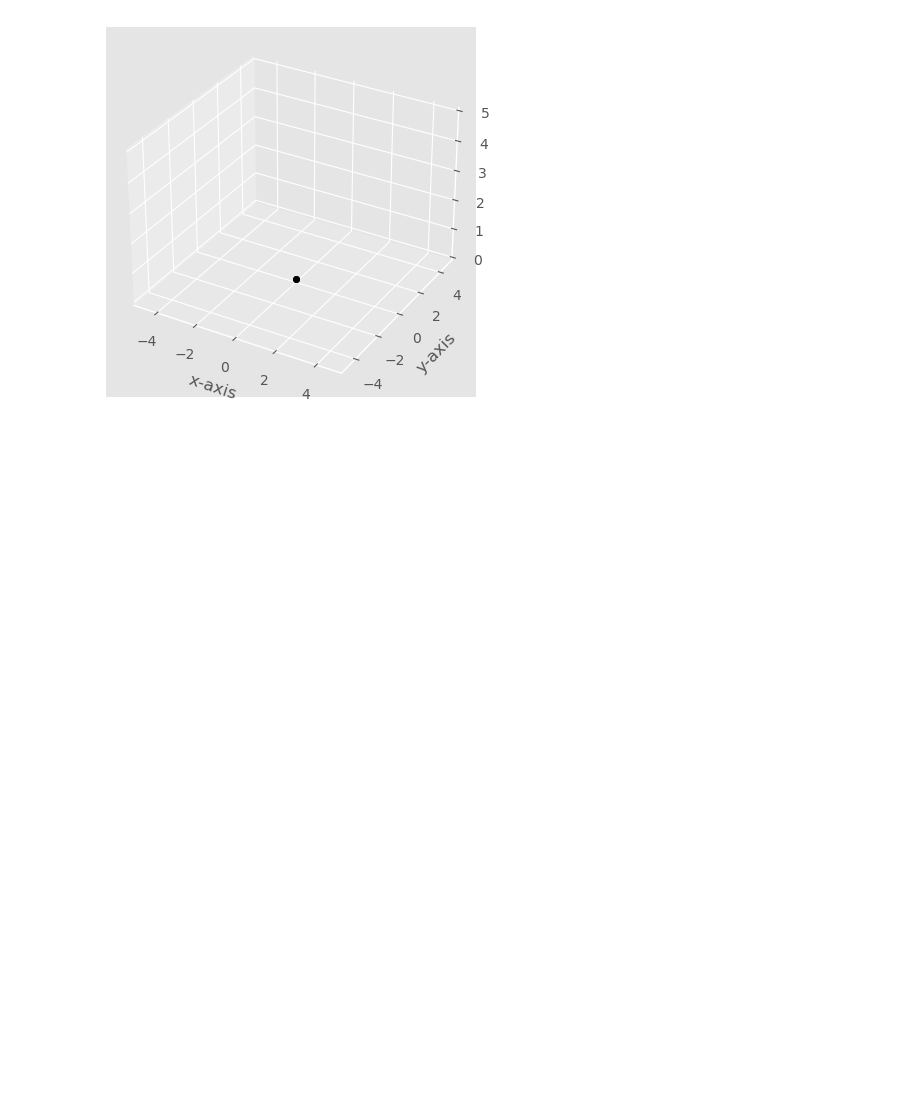
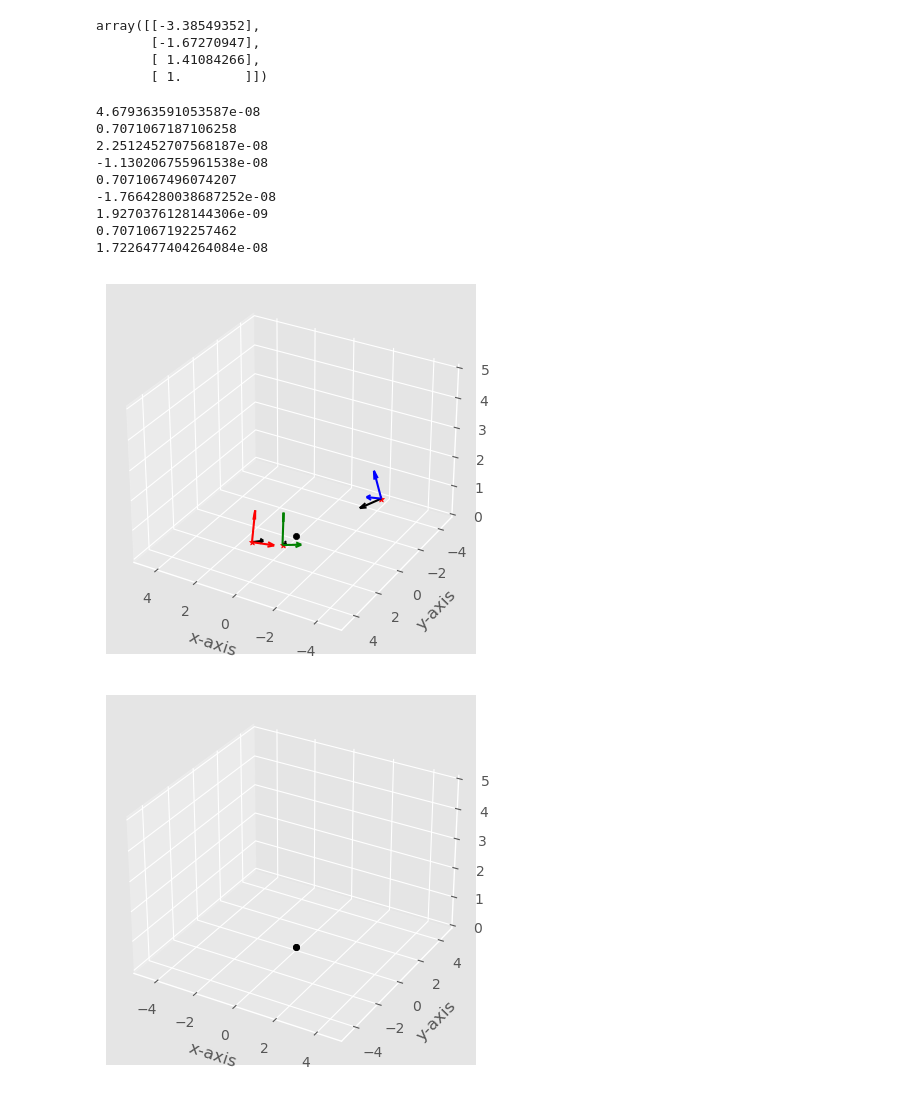
Before and after one commit to minjunsz/nerf, a Jupyter notebook: notebook/test_generate_pos.ipynb, the cells around one changed output. Drawn from its saved outputs; the diff is of its cells as text; code cells hidden in the pictures; blank space fills up the shorter version.

```diff
--- a/notebook/test_generate_pos.ipynb
+++ b/notebook/test_generate_pos.ipynb
@@ -44,7 +44,7 @@ def w2c(r,theta, phi):
 def c2w(r,theta,phi):
     return rotate_theta(theta).T @ rotate_phi(phi).T @ translate(r) @ change_axis
 # %%
-origin = np.array([0,0,0,1])
-view_dir = np.array([0,0,-1,1])
-upward = np.array([0,1,-1,1])[...,None]
-origin, view_dir = origin[...,None], view_dir[..., None]
+origin = np.array([0,0,0,1])[...,None]
+view_dir = np.array([0,0,-1,1])[...,None]
+upward = np.array([0,1,0,1])[...,None]
+rightward = np.array([1,0, 0,1])[...,None]
@@ -51 +117,52 @@ origin, view_dir = origin[...,None], view_dir[..., None]
+# %%
+(transformation_mat3 @ origin)
+# %% [output]
+array([[-3.38549352],
+       [-1.67270947],
+       [ 1.41084266],
+       [ 1.        ]])
+# %%
+fig = plt.figure()
+ax = fig.add_subplot(111, projection="3d")
+ax.scatter(0, 0, 0, c="black")
+ax.set_xlim([-5, 5])
+ax.set_ylim([-5, 5])
+ax.set_zlim([0, 5])
+ax.set_xlabel("x-axis")
+ax.set_ylabel("y-axis")
+
+def draw(mat, color):
+    start = (mat @ origin)[:3,0]
+    front = (mat @ -view_dir)[:3,0]
+    front -= start
+    front /= np.linalg.norm(front)
+    up = (mat @ upward)[:3,0]
+    up -= start
+    up /= np.linalg.norm(up)
+    right = (mat @ rightward)[:3,0]
+    right -= start
+    right /= np.linalg.norm(right)
+    ax.scatter(*start, c="red", marker="*")
+    ax.quiver(*start, *front, color='black')
+    ax.quiver(*start, *up, color=color)
+    ax.quiver(*start, *right, color=color)
+    print(front.dot(up))
+    print(front.dot(right))
+    print(up.dot(right))
+
+draw(transformation_mat, "red")
+draw(transformation_mat2, "green")
+draw(transformation_mat3, "blue")
+ax.view_init(elev=30., azim=120)
+# %% [output]
+4.679363591053587e-08
+0.7071067187106258
+2.2512452707568187e-08
+-1.130206755961538e-08
+0.7071067496074207
+-1.7664280038687252e-08
+1.9270376128144306e-09
+0.7071067192257462
+1.7226477404264084e-08
+[figure, added]
 # %%
```
Also changed, not shown: parts of 2 cells of this notebook, 6 other files.
